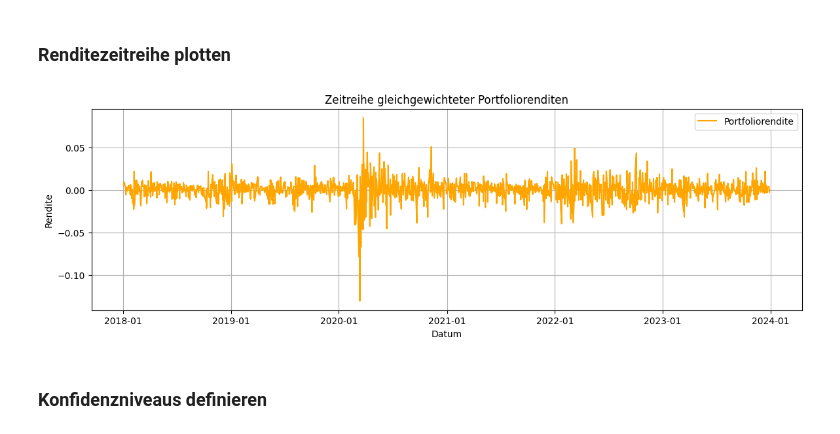
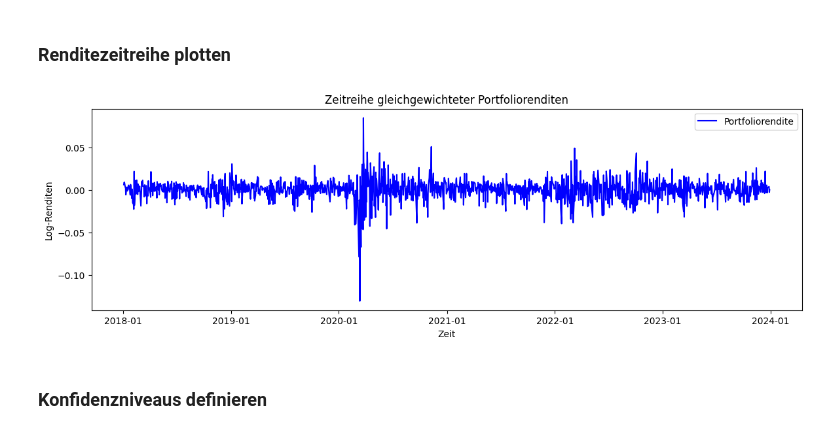
Before and after one commit to minhanhh1/MasterArbeitCode, a Jupyter notebook: SchätzungVaR.ipynb, the cells around one changed output. Saved outputs shown, nothing was run; the diff lists cells and outputs as text; code cells hidden in the pictures.

```diff
--- a/SchätzungVaR.ipynb
+++ b/SchätzungVaR.ipynb
@@ -229,21 +222,21 @@ Kritische Werte:
 # %%
 # Plotten der Zeitreihe
 pfReturn.index = pd.to_datetime(pfReturn.index)
 plt.figure(figsize=(14, 4))
-plt.plot(pfReturn.index, pfReturn, label='Portfoliorendite', color='orange')
+plt.plot(pfReturn.index, pfReturn, label='Portfoliorendite', color='blue')
 
 # Anpassen der X-Achse, um nur die Januar-Daten zu zeigen
 plt.gca().xaxis.set_major_locator(mdates.YearLocator())
 plt.gca().xaxis.set_major_formatter(mdates.DateFormatter('%Y-%m'))
 
-plt.xlabel('Datum')
-plt.ylabel('Rendite')
+plt.xlabel('Zeit')
+plt.ylabel('Log-Renditen')
 plt.title('Zeitreihe gleichgewichteter Portfoliorenditen')
 plt.legend()
-plt.grid(True)
+plt.grid(False)
 plt.show()
 # %% [output]
-[figure, old version]
+[figure, new version]
 # %% [markdown]
 ### Konfidenzniveaus definieren
 # %%
```
Also changed, not shown: parts of 32 cells of this notebook.
